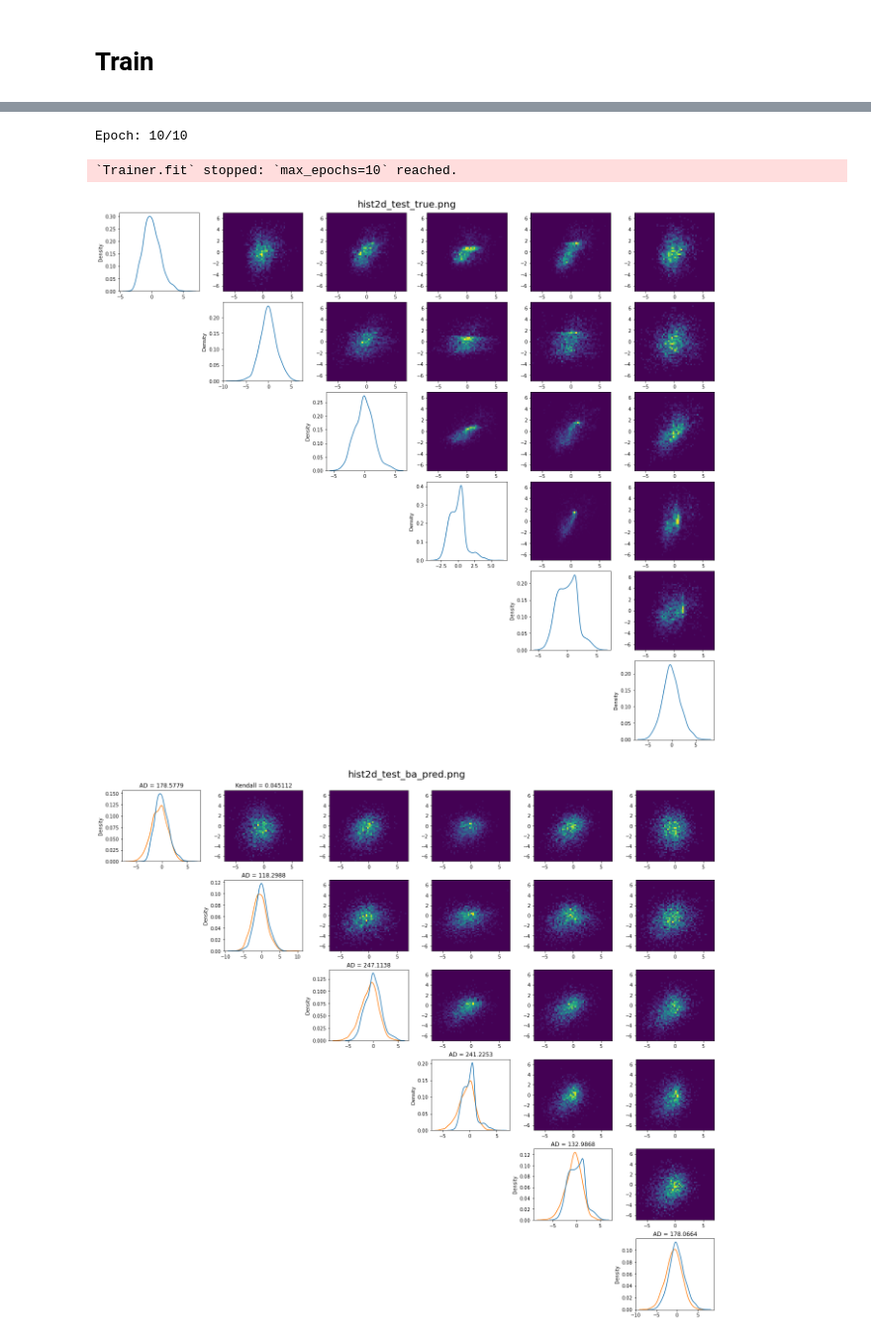
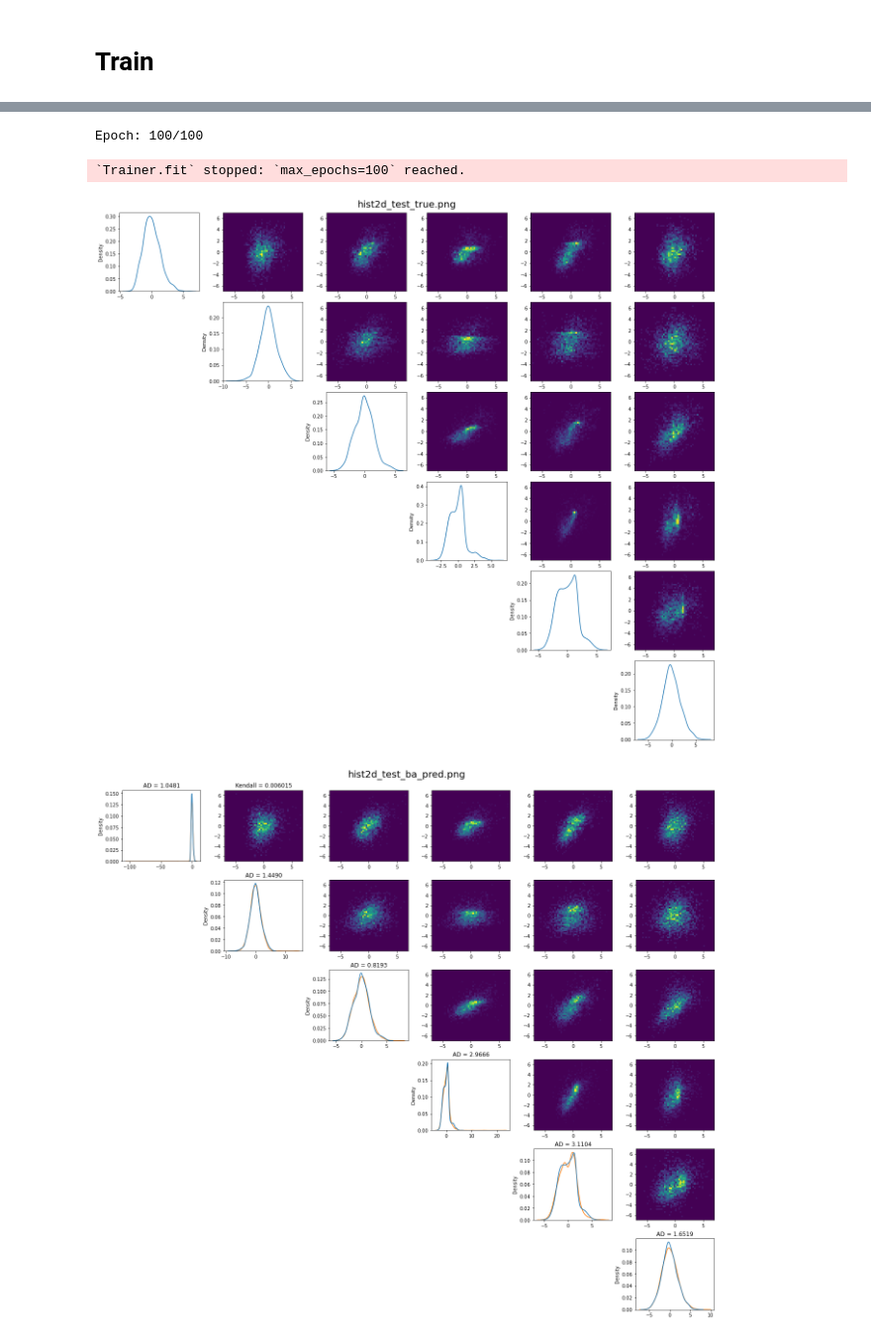
Before and after one commit to saschagaudlitz/Flash, a Jupyter notebook: train.ipynb, the cells around one changed output, grey strips where cells are left out. Shown at 99% size. Cells and saved outputs as stored; diff of their text form; code cells hidden in the pictures.

```diff
--- a/train.ipynb
+++ b/train.ipynb
@@ -52,7 +48,7 @@ for i in range(6):
 # %% [markdown]
 # Train
 # %%
-with open('configs/ldm.yaml', 'r') as file:
+with open('configs/maf.yaml', 'r') as file:
     try:
         config = yaml.safe_load(file)
     except yaml.YAMLError as exc:
@@ -74,4 +70,4 @@ with mlflow.start_run() as run:
-Epoch: 10/10
+Epoch: 100/100
-`Trainer.fit` stopped: `max_epochs=10` reached.
+`Trainer.fit` stopped: `max_epochs=100` reached.
 [figure]
-[figure, old version]
+[figure, new version]
```
Also changed, not shown: parts of 4 cells of this notebook, 13 other files.
